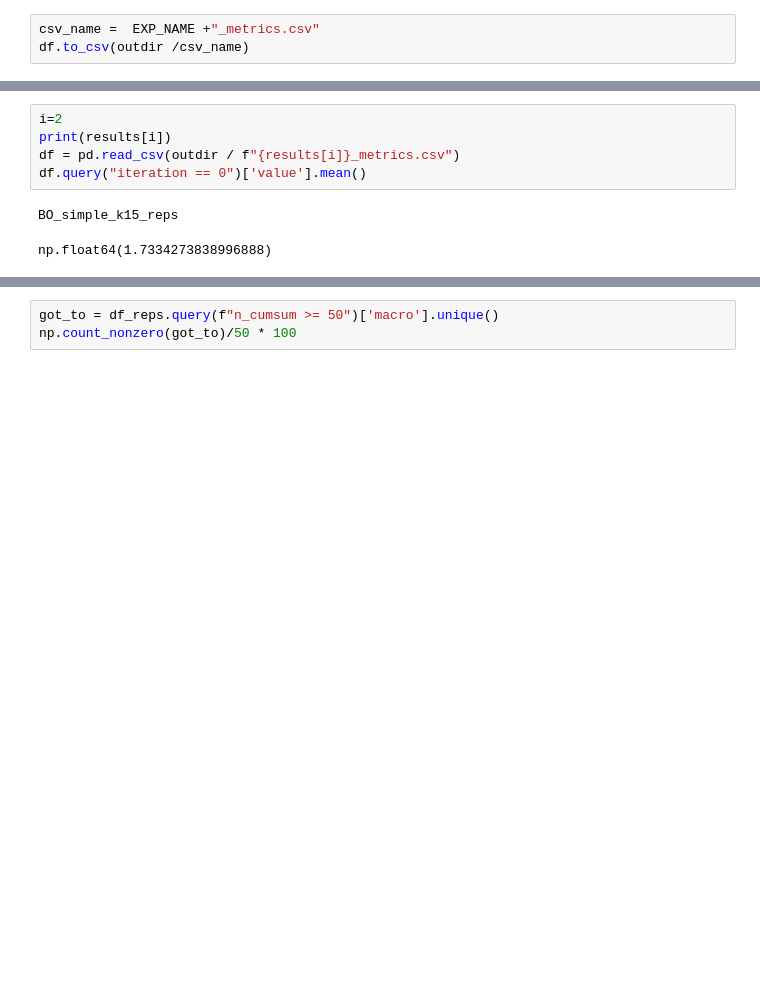
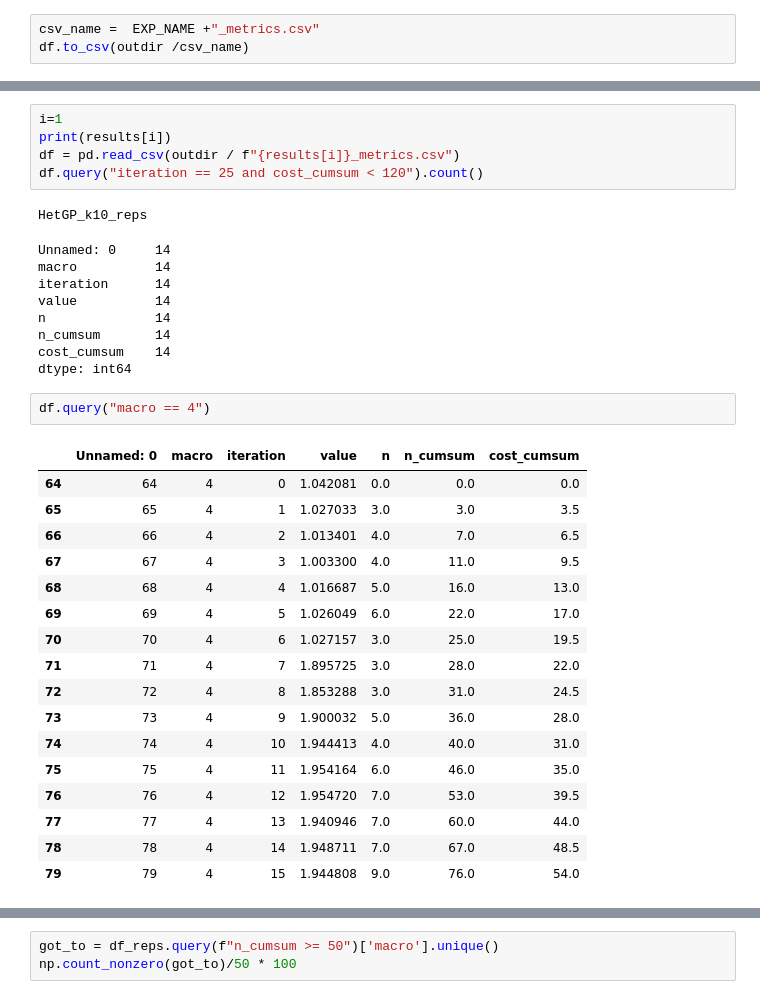
Before and after one commit to BazzahN/DES_BO, a Jupyter notebook: analysis.ipynb, the cells around one changed output, grey strips where cells are left out. Cells and saved outputs as stored; diff of their text form; blank space fills up the shorter version.

```diff
--- a/analysis.ipynb
+++ b/analysis.ipynb
@@ -863,11 +816,38 @@ plt.show()
 # %%
-i=2
+i=1
 print(results[i])
 df = pd.read_csv(outdir / f"{results[i]}_metrics.csv")
-df.query("iteration == 0")['value'].mean()
+df.query("iteration == 25 and cost_cumsum < 120").count()
 # %% [output]
-BO_simple_k15_reps
+HetGP_k10_reps
-np.float64(1.7334273838996888)
+Unnamed: 0     14
+macro          14
+iteration      14
+value          14
+n              14
+n_cumsum       14
+cost_cumsum    14
+dtype: int64
+# %%
+df.query("macro == 4")
+# %% [output]
+|  | Unnamed: 0 | macro | iteration | value | n | n_cumsum | cost_cumsum |
+| 64 | 64 | 4 | 0 | 1.042081 | 0.0 | 0.0 | 0.0 |
+| 65 | 65 | 4 | 1 | 1.027033 | 3.0 | 3.0 | 3.5 |
+| 66 | 66 | 4 | 2 | 1.013401 | 4.0 | 7.0 | 6.5 |
+| 67 | 67 | 4 | 3 | 1.003300 | 4.0 | 11.0 | 9.5 |
+| 68 | 68 | 4 | 4 | 1.016687 | 5.0 | 16.0 | 13.0 |
+| 69 | 69 | 4 | 5 | 1.026049 | 6.0 | 22.0 | 17.0 |
+| 70 | 70 | 4 | 6 | 1.027157 | 3.0 | 25.0 | 19.5 |
+| 71 | 71 | 4 | 7 | 1.895725 | 3.0 | 28.0 | 22.0 |
+| 72 | 72 | 4 | 8 | 1.853288 | 3.0 | 31.0 | 24.5 |
+| 73 | 73 | 4 | 9 | 1.900032 | 5.0 | 36.0 | 28.0 |
+| 74 | 74 | 4 | 10 | 1.944413 | 4.0 | 40.0 | 31.0 |
+| 75 | 75 | 4 | 11 | 1.954164 | 6.0 | 46.0 | 35.0 |
+| 76 | 76 | 4 | 12 | 1.954720 | 7.0 | 53.0 | 39.5 |
+| 77 | 77 | 4 | 13 | 1.940946 | 7.0 | 60.0 | 44.0 |
+| 78 | 78 | 4 | 14 | 1.948711 | 7.0 | 67.0 | 48.5 |
+| 79 | 79 | 4 | 15 | 1.944808 | 9.0 | 76.0 | 54.0 |
 # %%
 base = all_data['BO_simple_k15_reps']['median']
 x = all_data[results[2]]['x']
```
Also changed, not shown: parts of 18 cells of this notebook, 8 other files.
